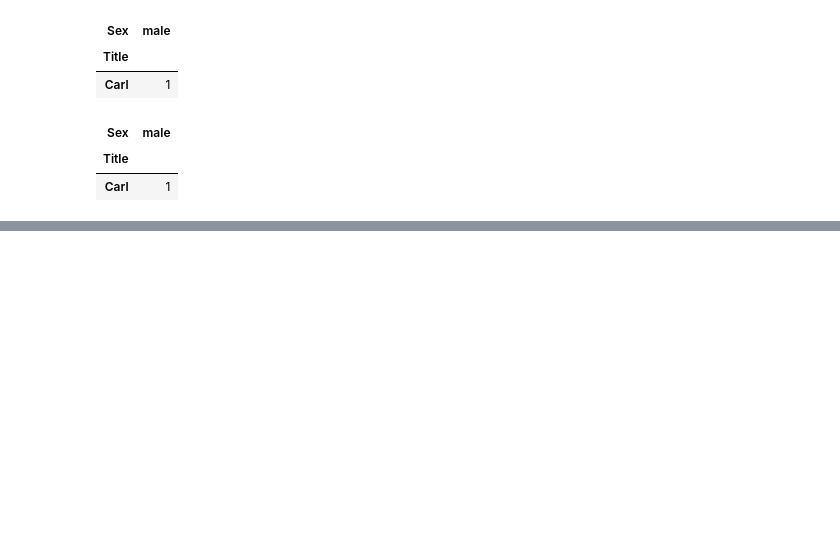
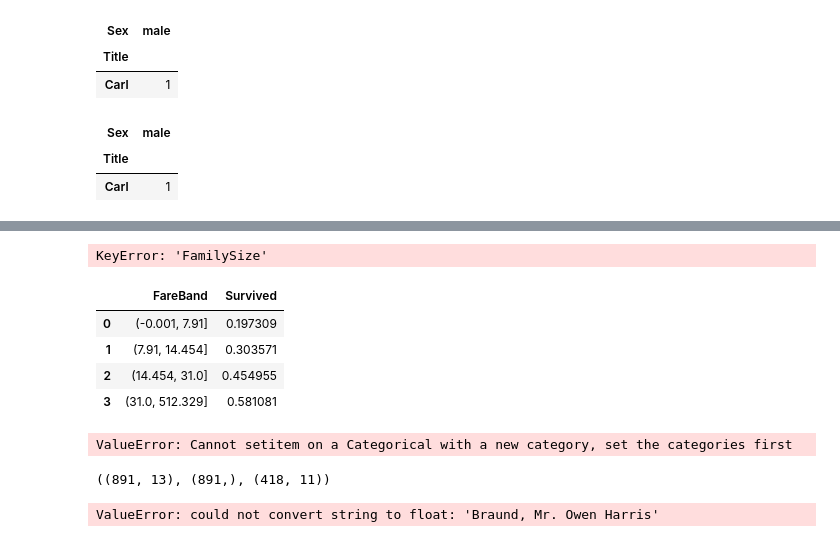
Before and after one commit to daminton/Data_Science, a Jupyter notebook: assignments/titanic.ipynb, the cells around one changed output, grey strips where cells are left out. Drawn from its saved outputs; the diff is of its cells as text; code cells hidden in the pictures; blank space fills up the shorter version.

```diff
--- a/assignments/titanic.ipynb
+++ b/assignments/titanic.ipynb
@@ -264,0 +257,11 @@ IndexError: index 2 is out of bounds for axis 0 with size 2
+# %%
+for dataset in combine:
+    dataset['IsAlone'] = 0
+    dataset.loc[dataset['FamilySize']==1, 'IsAlone'] = 1
+    train_df[['IsAlone', 'Survived']]. groupby(['IsAlone'], as_index = False).mean().sort_values(by='Survived', ascending=False)
+# %% [output]
+KeyError: 'FamilySize'
+# %%
+train_df = train_df.drop(['Parch', 'SibSp'], axis=1)
+test_df = test_df.drop(['Parch', 'SibSp'], axis=1)
+combine = [train_df, test_df]
@@ -264,0 +274,33 @@ IndexError: index 2 is out of bounds for axis 0 with size 2
+# %%
+train_df['FareBand'] = pd.qcut(train_df['Fare'], 4)
+train_df[['FareBand', 'Survived']].groupby(['FareBand'], as_index=False).mean().sort_values(by='Survived', ascending=True)
+# %% [output]
+|  | FareBand | Survived |
+| 0 | (-0.001, 7.91] | 0.197309 |
+| 1 | (7.91, 14.454] | 0.303571 |
+| 2 | (14.454, 31.0] | 0.454955 |
+| 3 | (31.0, 512.329] | 0.581081 |
+# %%
+for dataset in combine:
+    dataset.loc[dataset['Fare'] <= 7.91, 'Fare'] = 0
+    dataset.loc[(dataset['Fare'] > 7.91) & (dataset['Fare'] <= 14.454)] = 1
+    dataset.loc[(dataset['Fare'] > 14.454) & (dataset['Fare'] <= 31)] = 2
+    dataset.loc[dataset['Fare'] > 31, 'Fare'] = 3
+# %% [output]
+ValueError: Cannot setitem on a Categorical with a new category, set the categories first
+# %%
+x_train = train_df.drop('Survived', axis=1)
+y_train = train_df['Survived']
+x_test = test_df.copy()
+x_train.shape, y_train.shape, x_test.shape
+# %% [output]
+((891, 13), (891,), (418, 11))
+# %%
+from sklearn.linear_model import LogisticRegression
+logreg = LogisticRegression()
+logreg.fit(x_train, y_train)
+y_pred = logreg.predict(x_test)
+acc_log = round(logreg.score(x_train, y_train)*100, 2)
+acc_log
+# %% [output]
+ValueError: could not convert string to float: 'Braund, Mr. Owen Harris'
```
Also changed, not shown: parts of 7 cells of this notebook, 7 other files.
